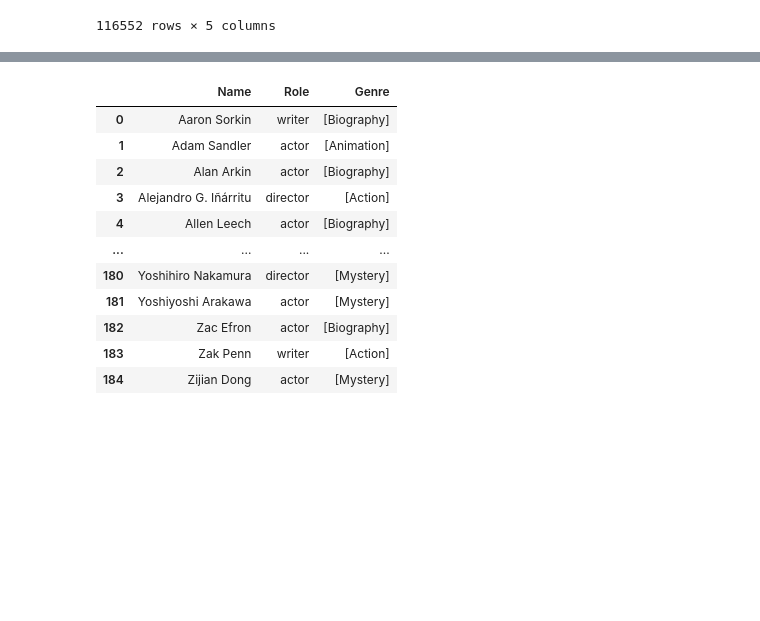
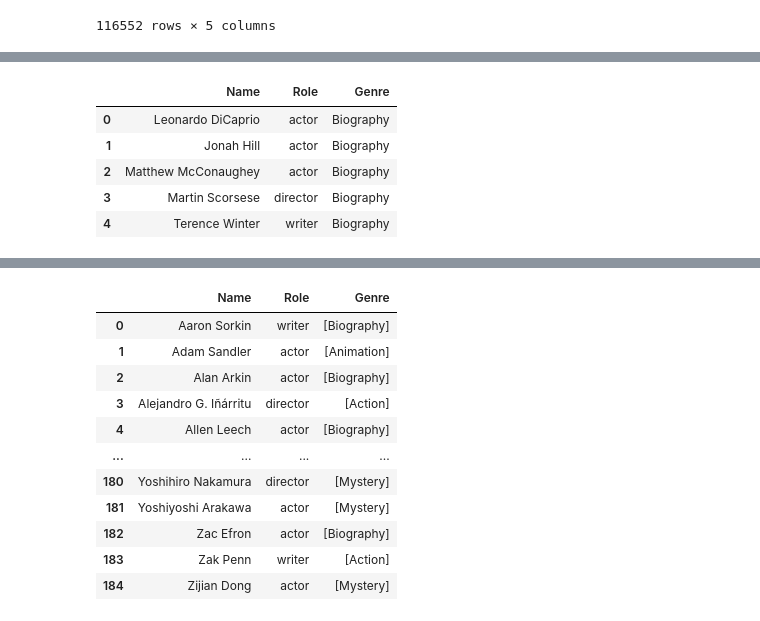
Before and after one commit to mitchellren123/Microsoft-Movie-Analysis, a Jupyter notebook: Microsoft_Movie_Analysis.ipynb, the cells around one changed output, grey strips where cells are left out. Cells and saved outputs as stored; diff of their text form; code cells hidden in the pictures; blank space fills up the shorter version.

```diff
--- a/Microsoft_Movie_Analysis.ipynb
+++ b/Microsoft_Movie_Analysis.ipynb
@@ -475,8 +509,16 @@ New_Animation_df['Genre'] = 'Animation'
 # %%
 # Using the pull_talent_info function for the Biography genre
 
 New_Biography_df = pull_talent_info(Biography_df)
 New_Biography_df['Genre'] = 'Biography'
+New_Biography_df.head(5)
+# %% [output]
+|  | Name | Role | Genre |
+| 0 | Leonardo DiCaprio | actor | Biography |
+| 1 | Jonah Hill | actor | Biography |
+| 2 | Matthew McConaughey | actor | Biography |
+| 3 | Martin Scorsese | director | Biography |
+| 4 | Terence Winter | writer | Biography |
 # %%
 # Using the pull_talent_info function for the Action genre
 
```
Also changed, not shown: parts of 8 cells of this notebook, 2 other files.
